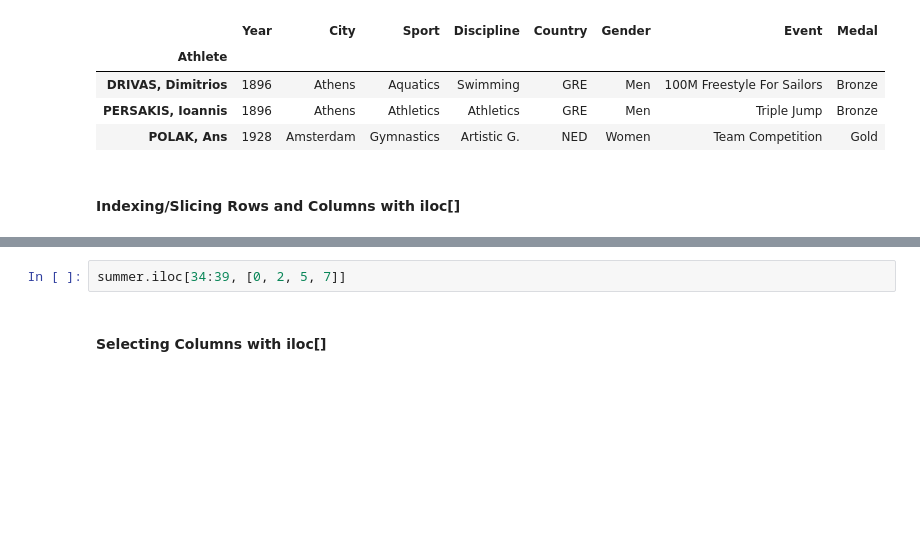
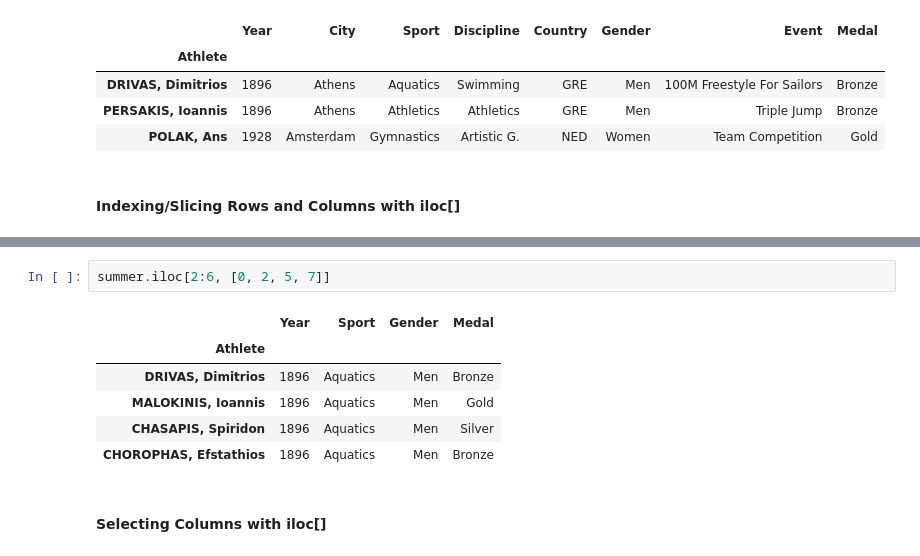
Before and after one commit to Qbannes/energy_trading, a Jupyter notebook: PyCharm_Notebook/Udemy - Python Trading/Appendix3_Materials/Video_Lectures_NBs/NB_03_Pandas_Basics.ipynb, the cells around one changed output, grey strips where cells are left out. Saved outputs shown, nothing was run; the diff lists cells and outputs as text; blank space fills up the shorter version.

```diff
--- a/PyCharm_Notebook/Udemy - Python Trading/Appendix3_Materials/Video_Lectures_NBs/NB_03_Pandas_Basics.ipynb
+++ b/PyCharm_Notebook/Udemy - Python Trading/Appendix3_Materials/Video_Lectures_NBs/NB_03_Pandas_Basics.ipynb
@@ -596,5 +633,12 @@ summer.iloc[0, [0, 2, 5, 7]]
 # %%
-summer.iloc[34:39, [0, 2, 5, 7]]
+summer.iloc[2:6, [0, 2, 5, 7]]
+# %% [output]
+|  | Year | Sport | Gender | Medal |
+| Athlete |  |  |  |  |
+| DRIVAS, Dimitrios | 1896 | Aquatics | Men | Bronze |
+| MALOKINIS, Ioannis | 1896 | Aquatics | Men | Gold |
+| CHASAPIS, Spiridon | 1896 | Aquatics | Men | Silver |
+| CHOROPHAS, Efstathios | 1896 | Aquatics | Men | Bronze |
 # %% [markdown]
 #### Selecting Columns with iloc[]
 # %%
```
Also changed, not shown: parts of 41 cells of this notebook, 3 other files.
